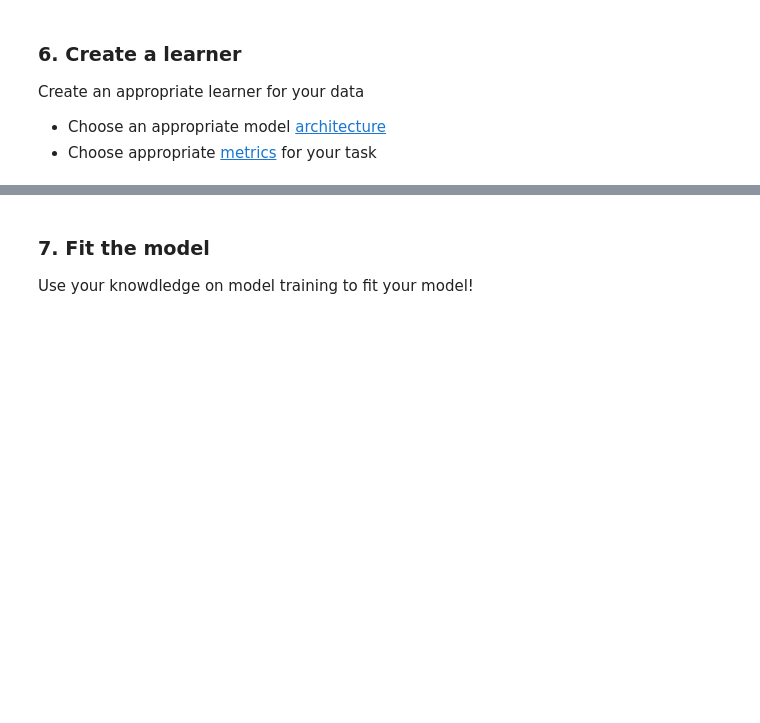
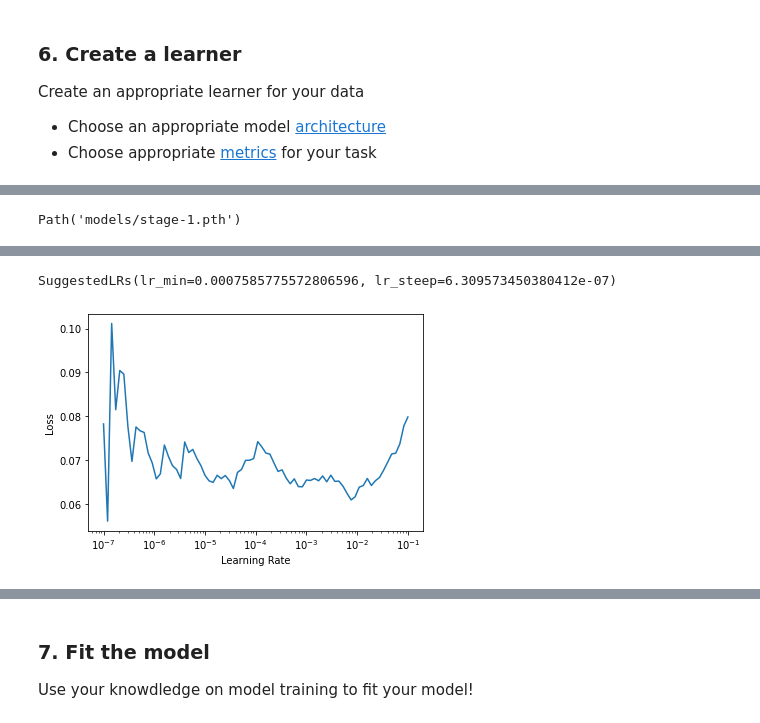
Before and after one commit to pds2021/a5-ChrNikEsc, a Jupyter notebook: Assignment_5.ipynb, the cells around one changed output, grey strips where cells are left out. Saved outputs shown, nothing was run; the diff lists cells and outputs as text; code cells hidden in the pictures; blank space fills up the shorter version.

```diff
--- a/Assignment_5.ipynb
+++ b/Assignment_5.ipynb
@@ -111,0 +143,3 @@ Create an appropriate learner for your data
+# %%
+
+learn.fit_one_cycle(4, 0.02)
@@ -111,0 +152,10 @@ Create an appropriate learner for your data
+# %%
+# Save model
+learn.save('stage-1')
+# %% [output]
+Path('models/stage-1.pth')
+# %%
+# Run learning rate finder
+learn.lr_find()
+#learn.recorder.plot()
+# %% [output]
@@ -111,0 +163,2 @@ Create an appropriate learner for your data
+SuggestedLRs(lr_min=0.0007585775572806596, lr_steep=6.309573450380412e-07)
+[figure, added]
```
Also changed, not shown: parts of 35 cells of this notebook.
